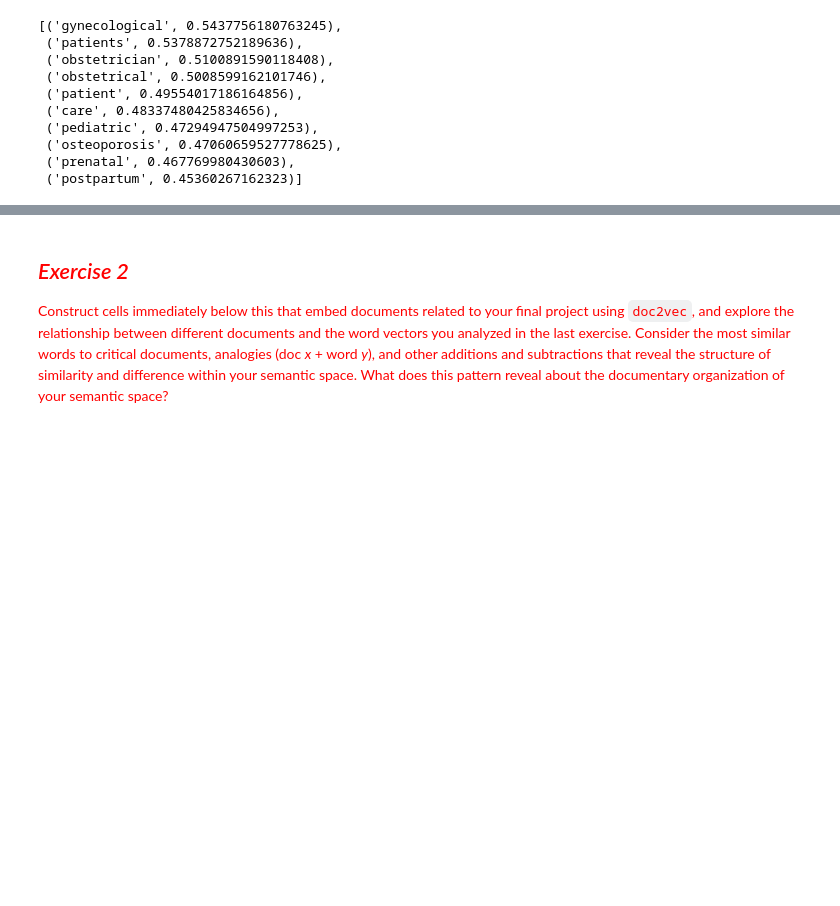
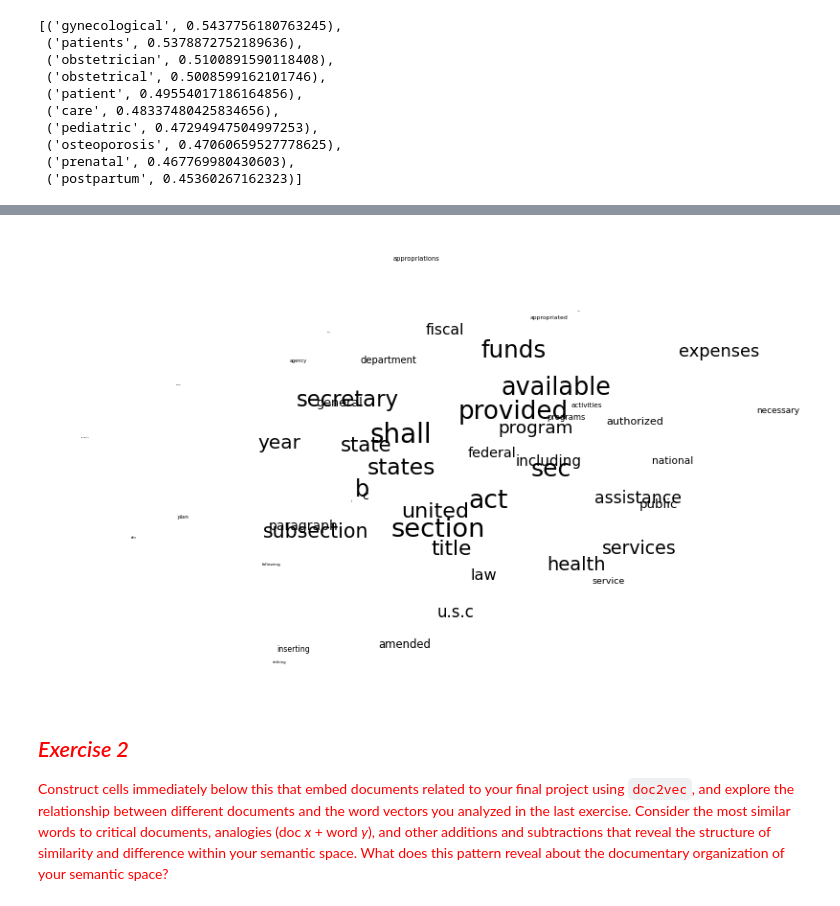
Before and after one commit to michplunkett/computational-content-analysis, a Jupyter notebook: 4-MichaelPlunkett-Answers.ipynb, the cells around one changed output, grey strips where cells are left out. Cells and saved outputs as stored; diff of their text form; code cells hidden in the pictures; blank space fills up the shorter version.

```diff
--- a/4-MichaelPlunkett-Answers.ipynb
+++ b/4-MichaelPlunkett-Answers.ipynb
@@ -173,3 +473,13 @@ congressional_leg_w2v.wv.most_similar(["abortion", "healthcare", "health"])
  ('osteoporosis', 0.47060659527778625),
  ('prenatal', 0.467769980430603),
  ('postpartum', 0.45360267162323)]
+# %%
+# Selecting the top 50 words from the congressional_leg_w2v dataset
+# and getting their respective vectors for further analysis.
+num_words = 50
+target_words = congressional_leg_w2v.wv.index_to_key[:num_words]
+words_sub_matrix = []
+for word in target_words:
+    words_sub_matrix.append(congressional_leg_w2v.wv[word])
+words_sub_matrix = np.array(words_sub_matrix)
+words_sub_matrix[:10]
@@ -175,0 +504,21 @@ congressional_leg_w2v.wv.most_similar(["abortion", "healthcare", "health"])
+# %%
+pca_words = sklearn.decomposition.PCA(n_components=num_words).fit(words_sub_matrix)
+reduced_pca_data = pca_words.transform(words_sub_matrix)
+# T-SNE is theoretically better, but you should experiment
+tsne_words = sklearn.manifold.TSNE(n_components=2).fit_transform(reduced_pca_data)
+# %%
+fig = plt.figure(figsize=(10, 6))
+ax = fig.add_subplot(111)
+ax.set_frame_on(False)
+plt.scatter(tsne_words[:, 0], tsne_words[:, 1], alpha=0)  # Making the points invisible
+for i, word in enumerate(target_words):
+    ax.annotate(
+        word,
+        (tsne_words[:, 0][i], tsne_words[:, 1][i]),
+        size=20 * (num_words - i) / num_words,
+    )
+plt.xticks(())
+plt.yticks(())
+plt.show()
+# %% [output]
+[figure, added]
```
Also changed, not shown: parts of 12 cells of this notebook.
